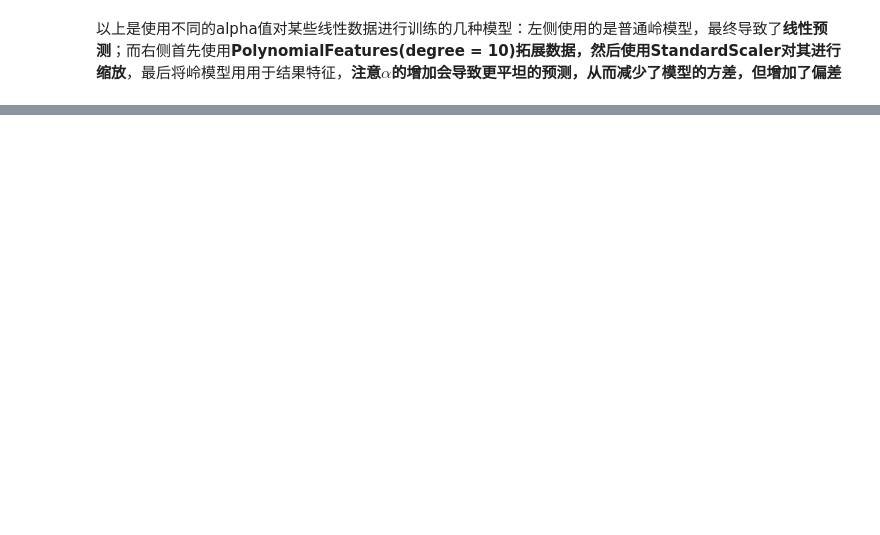
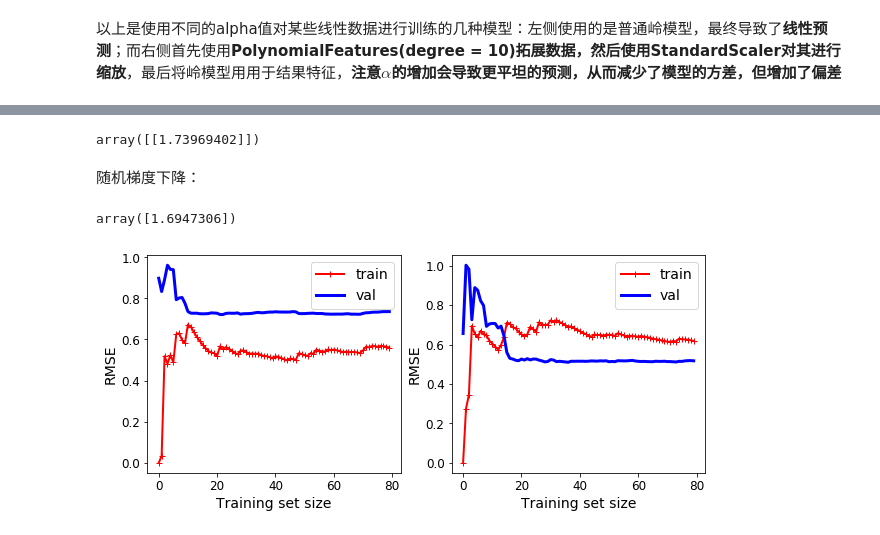
Before and after one commit to AlokaHarryG/DeepLearning, a Jupyter notebook: Chapter4/ML_Unit4_ModelTraining.ipynb, the cells around one changed output, grey strips where cells are left out. Saved outputs shown, nothing was run; the diff lists cells and outputs as text; code cells hidden in the pictures; blank space fills up the shorter version.

```diff
--- a/Chapter4/ML_Unit4_ModelTraining.ipynb
+++ b/Chapter4/ML_Unit4_ModelTraining.ipynb
@@ -528,0 +538,23 @@ Saving figure ridge_regression_plot
+# %%
+from sklearn.linear_model import Ridge
+ridge_reg = Ridge(alpha=1,solver="cholesky")
+ridge_reg.fit(X,y)
+ridge_reg.predict([[1.5]])
+# %% [output]
+array([[1.73969402]])
+# %% [markdown]
+随机梯度下降：
+# %%
+sgd_reg = SGDRegressor(penalty = "l2") # 超参数penalty设置的是使用正则项的类型，而l2则表示希望SGD在成本函数中添加一个正则项，
+#等于权重项链的L2范数的平方的一半，即岭回归
+sgd_reg.fit(X,y.ravel())
+sgd_reg.predict([[1.5]])
+# %% [output]
+array([1.6947306])
+# %%
+plt.figure(figsize=(10,4))
+plt.axis([0, 80, 0, 3])           # not shown
+plt.subplot(121);plot_learning_curves(ridge_reg, X, y)
+plt.subplot(122);plot_learning_curves(ridge_reg, X, y)
+# %% [output]
+[figure, added]
```
Also changed, not shown: parts of 20 cells of this notebook, 3 other files.
